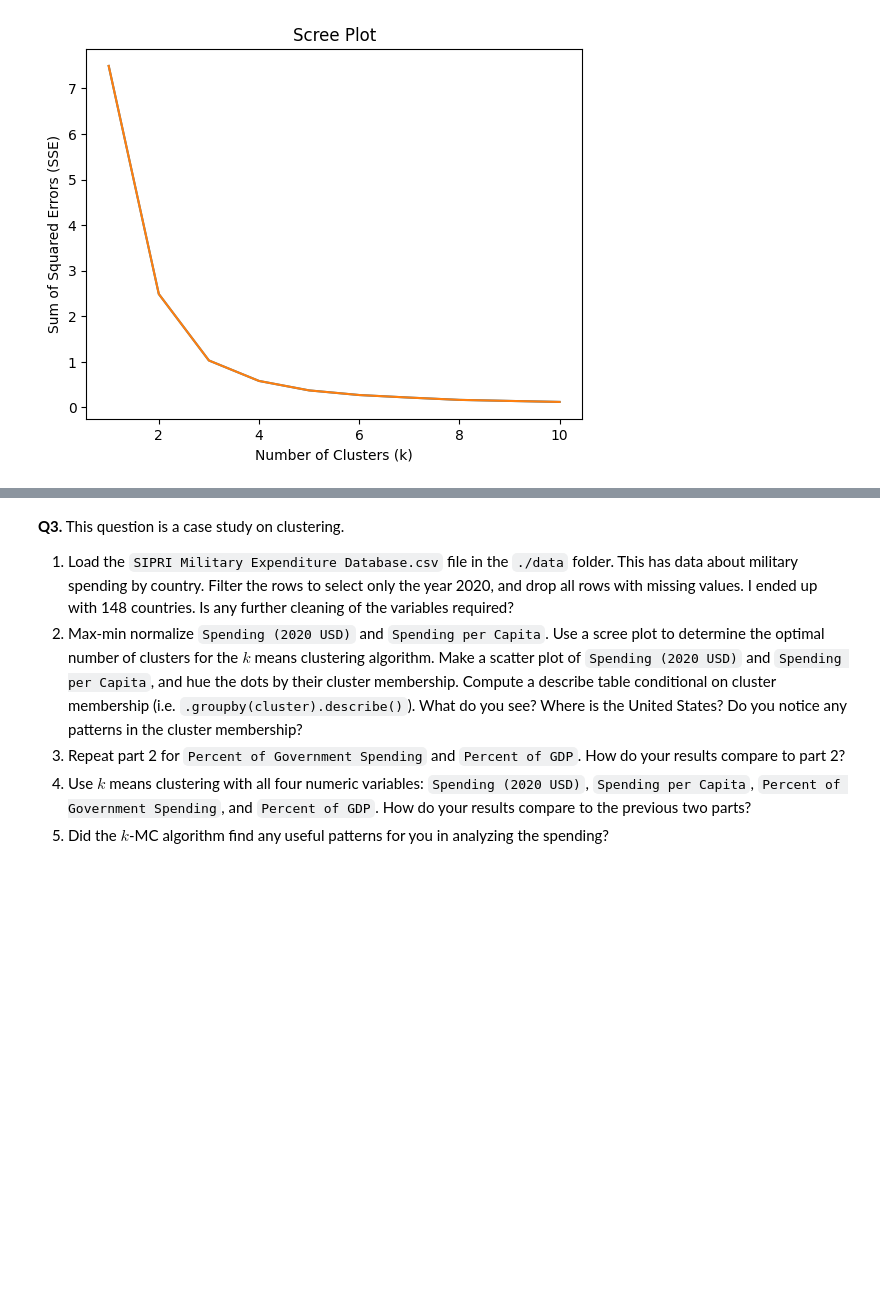
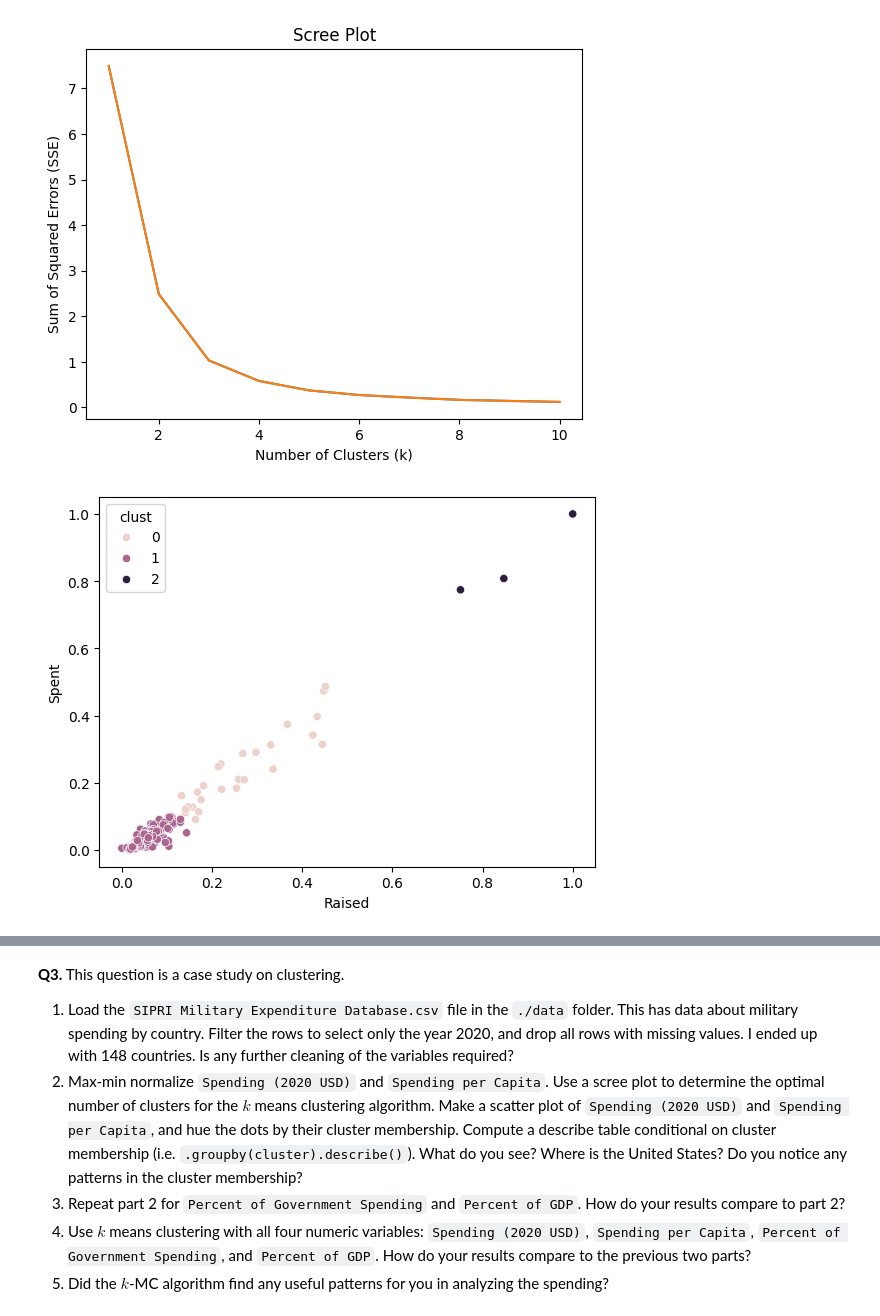
Before and after one commit to nladocsi/DS-2002-F25, a Jupyter notebook: assignment_clustering.ipynb, the cells around one changed output, grey strips where cells are left out. Cells and saved outputs as stored; diff of their text form; code cells hidden in the pictures; blank space fills up the shorter version.

```diff
--- a/assignment_clustering.ipynb
+++ b/assignment_clustering.ipynb
@@ -187,0 +200,10 @@ plt.show()
+# %%
+#2.2.2
+
+model = AgglomerativeClustering(n_clusters=3, linkage='ward')
+model.fit(ec_RS)
+ec_RS['clust'] = model.labels_
+
+fig2 = sns.scatterplot(x='Raised', y='Spent', data=ec_RS, hue='clust')
+# %% [output]
+[figure, added]
```
Also changed, not shown: parts of 7 cells of this notebook.
